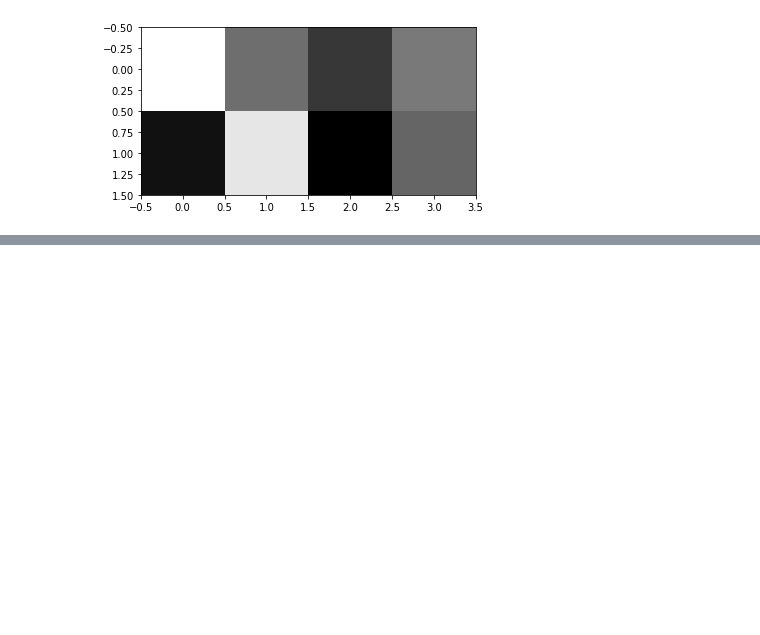
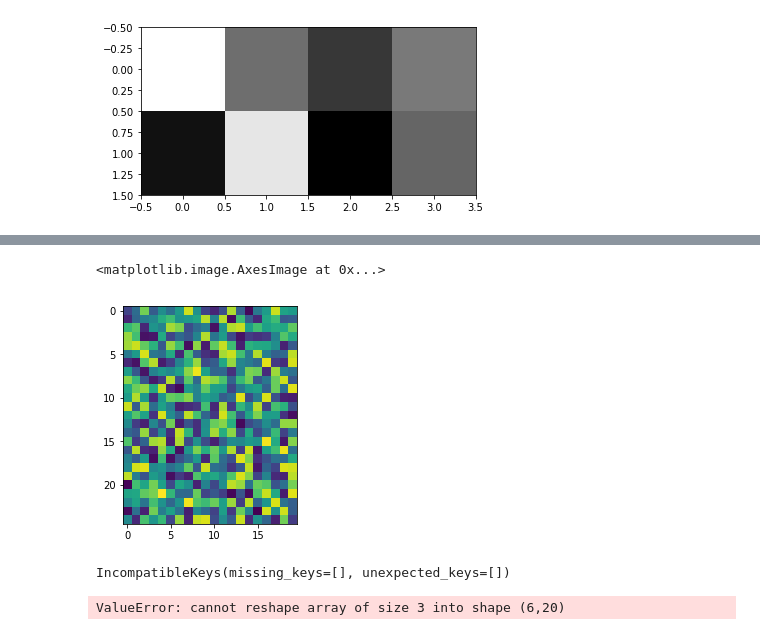
Before and after one commit to rabachi/paml, a Jupyter notebook: Weight_visualizations.ipynb, the cells around one changed output, grey strips where cells are left out. Saved outputs shown, nothing was run; the diff lists cells and outputs as text; code cells hidden in the pictures; blank space fills up the shorter version.

```diff
--- a/Weight_visualizations.ipynb
+++ b/Weight_visualizations.ipynb
@@ -427,0 +514,18 @@ display_weights('model_mle_checkpoint_state2_salient2_actorcritic_lin_dyn_horizo
+# %%
+plt.imshow(s1_hat.detach().reshape(25,20))
+# %% [output]
+<matplotlib.image.AxesImage at 0x...>
+[figure, added]
+# %%
+states_dim = 3
+actions_dim = 1#states_dim
+max_torque = 2.0
+actor = DeterministicPolicy(states_dim, actions_dim, max_torque).double()
+P_hat = DirectEnvModel(states_dim, actions_dim, max_torque, model_size='small', hidden_size=2)
+P_hat.double()
+# file_name = 'model_mle_checkpoint_state120_salient3_actorcritic_Pendulum-v0_horizon1_traj201_hidden_2_rhoER_0_constrainedModel_2.pth'
+# file_name = 'act_model_paml_state120_salient3_checkpoint_train_True_Pendulum-v0_horizon8_traj201_hidden_2_rhoER_0_constrainedModel_1.pth'
+file_name = 'act_model_paml_state3_salient3_checkpoint_train_True_Pendulum-v0_horizon1_traj201_smallModel_real1virt1005.pth'
+P_hat.load_state_dict(torch.load(os.path.join(file_location,file_name), map_location=device))
+# %% [output]
+IncompatibleKeys(missing_keys=[], unexpected_keys=[])
@@ -427,0 +541,4 @@ display_weights('model_mle_checkpoint_state2_salient2_actorcritic_lin_dyn_horizo
+# %%
+plt.imshow(s1.reshape(6,20))
+# %% [output]
+ValueError: cannot reshape array of size 3 into shape (6,20)
```
Also changed, not shown: parts of 52 cells of this notebook, 11 other files.
